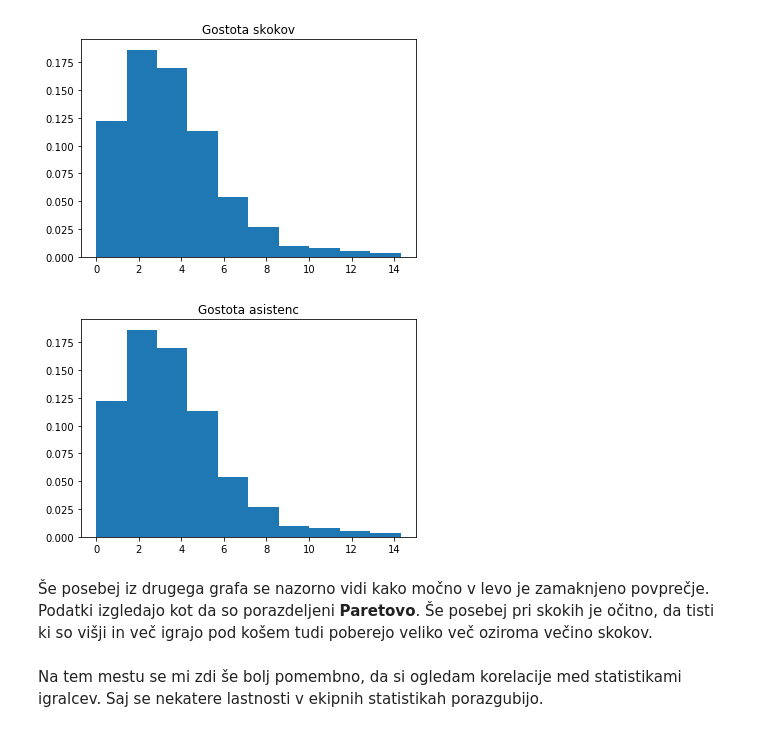
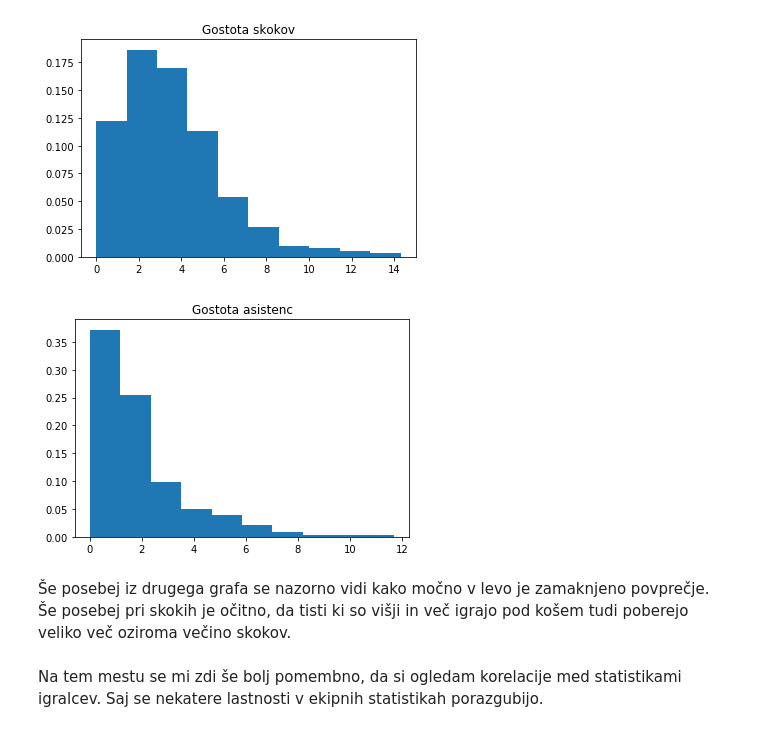
Before and after one commit to tinmarkon/Analiza-lige-NBA, a Jupyter notebook: Prikaz_podatkov.ipynb, the cells around one changed output. Cells and saved outputs as stored; diff of their text form; code cells hidden in the pictures.

```diff
--- a/Prikaz_podatkov.ipynb
+++ b/Prikaz_podatkov.ipynb
@@ -9,9 +9,9 @@ Datoteke prvo uvozimo s pomočjo pandas knjižnice.
 # %%
 import pandas as pd
 
-players = pd.read_csv("players.csv", index_col="id")
-teams = pd.read_csv("teams.csv", index_col="team_id")
-teams_standings = pd.read_csv("teams_advanced.csv")
+players = pd.read_csv("podatki/players.csv", index_col="id")
+teams = pd.read_csv("podatki/teams.csv", index_col="team_id")
+teams_standings = pd.read_csv("podatki/teams_advanced.csv")
 # %% [markdown]
 Preverimo ali podatki izgledajo vredu.
 # %%
@@ -291,13 +293,13 @@ plt.show()
 [figure]
 # %%
 assists = players['ast']
-ax = plt.hist(rebounds, density=True)
+ax = plt.hist(assists, density=True)
 plt.title("Gostota asistenc")
 plt.show()
 # %% [output]
-[figure, old version]
+[figure, new version]
 # %% [markdown]
-Še posebej iz drugega grafa se nazorno vidi kako močno v levo je zamaknjeno povprečje. Podatki izgledajo kot da so porazdeljeni **Paretovo**. Še posebej pri skokih je očitno, da tisti ki so višji in več igrajo pod košem tudi poberejo veliko več oziroma večino skokov.
+Še posebej iz drugega grafa se nazorno vidi kako močno v levo je zamaknjeno povprečje. Še posebej pri skokih je očitno, da tisti ki so višji in več igrajo pod košem tudi poberejo veliko več oziroma večino skokov.
 # %% [markdown]
 Na tem mestu se mi zdi še bolj pomembno, da si ogledam korelacije med statistikami igralcev. Saj se nekatere lastnosti v ekipnih statistikah porazgubijo.
 # %%
```
Also changed, not shown: parts of 8 cells of this notebook, 8 other files.
